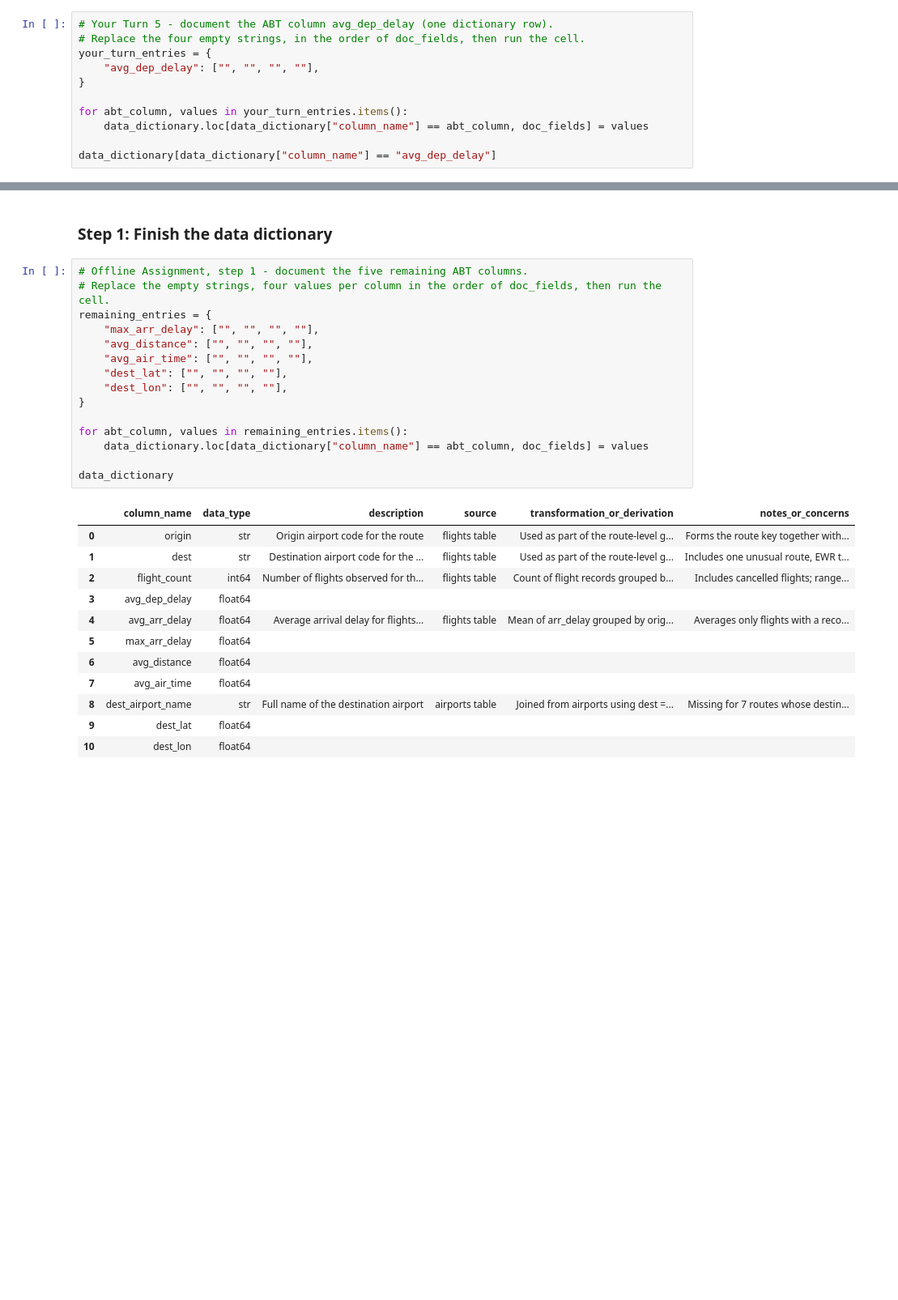
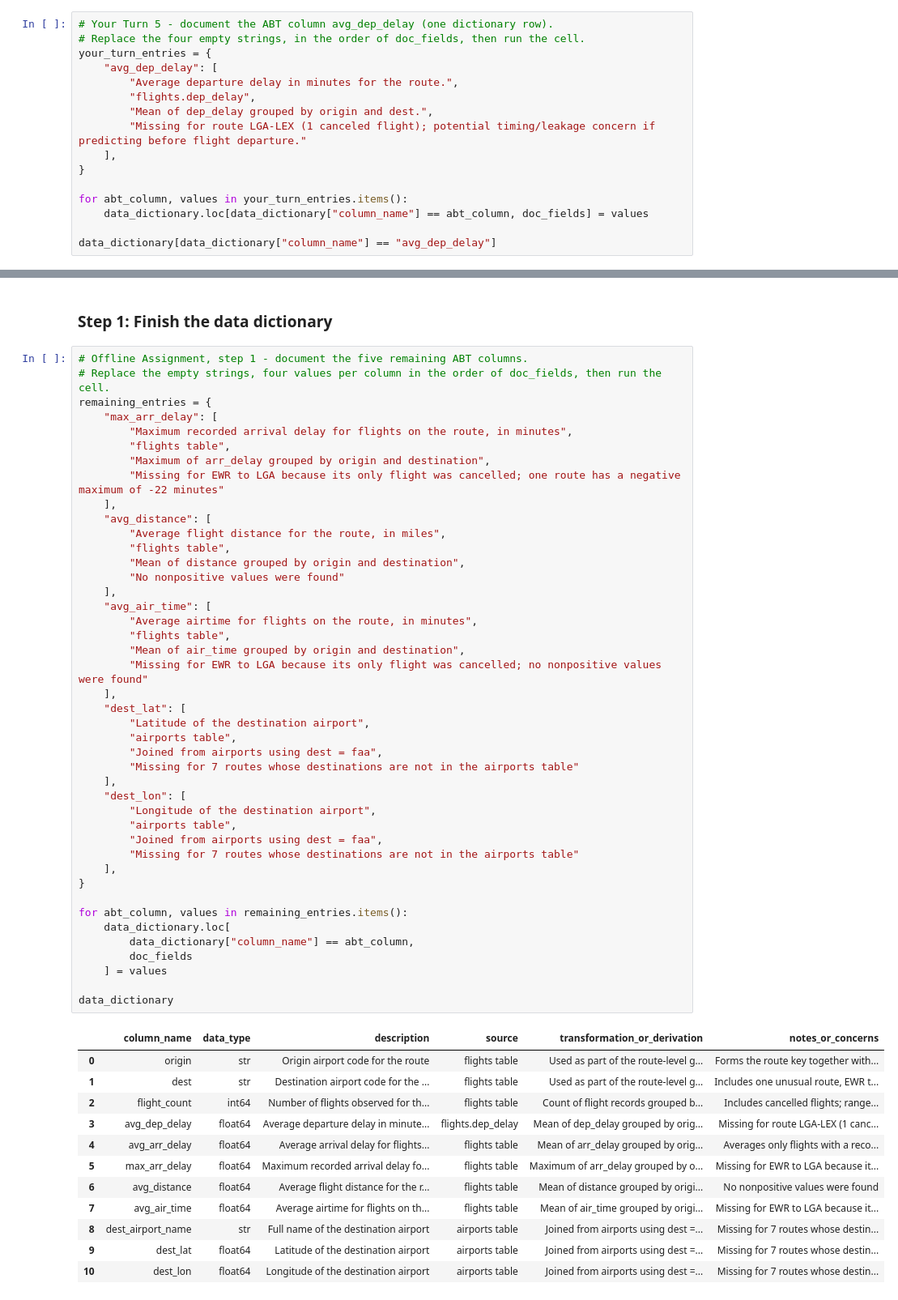
Before and after one commit to utsahenry/ban6003-week-11-abt_documentation, a Jupyter notebook: notebooks/module11_abt_documentation_guided_lab.ipynb, the cells around one changed output, grey strips where cells are left out. Shown at 81% size. Saved outputs shown, nothing was run; the diff lists cells and outputs as text; blank space fills up the shorter version.

```diff
--- a/notebooks/module11_abt_documentation_guided_lab.ipynb
+++ b/notebooks/module11_abt_documentation_guided_lab.ipynb
@@ -528,7 +536,12 @@ In the offline assignment you will complete the dictionary rows for the five ABT
 # Your Turn 5 - document the ABT column avg_dep_delay (one dictionary row).
 # Replace the four empty strings, in the order of doc_fields, then run the cell.
 your_turn_entries = {
-    "avg_dep_delay": ["", "", "", ""],
+    "avg_dep_delay": [
+        "Average departure delay in minutes for the route.",
+        "flights.dep_delay",
+        "Mean of dep_delay grouped by origin and dest.",
+        "Missing for route LGA-LEX (1 canceled flight); potential timing/leakage concern if predicting before flight departure."
+    ],
 }
 
 for abt_column, values in your_turn_entries.items():
@@ -643,31 +664,59 @@ An analyst on another team will use the route ABT next week and cannot ask you t
 # %%
 # Offline Assignment, step 1 - document the five remaining ABT columns.
 # Replace the empty strings, four values per column in the order of doc_fields, then run the cell.
 remaining_entries = {
-    "max_arr_delay": ["", "", "", ""],
-    "avg_distance": ["", "", "", ""],
-    "avg_air_time": ["", "", "", ""],
-    "dest_lat": ["", "", "", ""],
-    "dest_lon": ["", "", "", ""],
+    "max_arr_delay": [
+        "Maximum recorded arrival delay for flights on the route, in minutes",
+        "flights table",
+        "Maximum of arr_delay grouped by origin and destination",
+        "Missing for EWR to LGA because its only flight was cancelled; one route has a negative maximum of -22 minutes"
+    ],
+    "avg_distance": [
+        "Average flight distance for the route, in miles",
+        "flights table",
+        "Mean of distance grouped by origin and destination",
+        "No nonpositive values were found"
+    ],
+    "avg_air_time": [
+        "Average airtime for flights on the route, in minutes",
+        "flights table",
+        "Mean of air_time grouped by origin and destination",
+        "Missing for EWR to LGA because its only flight was cancelled; no nonpositive values were found"
+    ],
+    "dest_lat": [
+        "Latitude of the destination airport",
+        "airports table",
+        "Joined from airports using dest = faa",
+        "Missing for 7 routes whose destinations are not in the airports table"
+    ],
+    "dest_lon": [
+        "Longitude of the destination airport",
+        "airports table",
+        "Joined from airports using dest = faa",
+        "Missing for 7 routes whose destinations are not in the airports table"
+    ],
 }
 
 for abt_column, values in remaining_entries.items():
-    data_dictionary.loc[data_dictionary["column_name"] == abt_column, doc_fields] = values
+    data_dictionary.loc[
+        data_dictionary["column_name"] == abt_column,
+        doc_fields
+    ] = values
 
 data_dictionary
 # %% [output]
 |  | column_name | data_type | description | source | transformation_or_derivation | notes_or_concerns |
 | 0 | origin | str | Origin airport code for the route | flights table | Used as part of the route-level g... | Forms the route key together with... |
 | 1 | dest | str | Destination airport code for the ... | flights table | Used as part of the route-level g... | Includes one unusual route, EWR t... |
 | 2 | flight_count | int64 | Number of flights observed for th... | flights table | Count of flight records grouped b... | Includes cancelled flights; range... |
-| 3 | avg_dep_delay | float64 |  |  |  |  |
+| 3 | avg_dep_delay | float64 | Average departure delay in minute... | flights.dep_delay | Mean of dep_delay grouped by orig... | Missing for route LGA-LEX (1 canc... |
 | 4 | avg_arr_delay | float64 | Average arrival delay for flights... | flights table | Mean of arr_delay grouped by orig... | Averages only flights with a reco... |
-| 5 | max_arr_delay | float64 |  |  |  |  |
-| 6 | avg_distance | float64 |  |  |  |  |
-| 7 | avg_air_time | float64 |  |  |  |  |
+| 5 | max_arr_delay | float64 | Maximum recorded arrival delay fo... | flights table | Maximum of arr_delay grouped by o... | Missing for EWR to LGA because it... |
+| 6 | avg_distance | float64 | Average flight distance for the r... | flights table | Mean of distance grouped by origi... | No nonpositive values were found |
+| 7 | avg_air_time | float64 | Average airtime for flights on th... | flights table | Mean of air_time grouped by origi... | Missing for EWR to LGA because it... |
 | 8 | dest_airport_name | str | Full name of the destination airport | airports table | Joined from airports using dest =... | Missing for 7 routes whose destin... |
-| 9 | dest_lat | float64 |  |  |  |  |
-| 10 | dest_lon | float64 |  |  |  |  |
+| 9 | dest_lat | float64 | Latitude of the destination airport | airports table | Joined from airports using dest =... | Missing for 7 routes whose destin... |
+| 10 | dest_lon | float64 | Longitude of the destination airport | airports table | Joined from airports using dest =... | Missing for 7 routes whose destin... |
 # %% [markdown]
 ### Step 2: Complete the validation checklist
 
```
Also changed, not shown: parts of 10 cells of this notebook, 3 other files.
